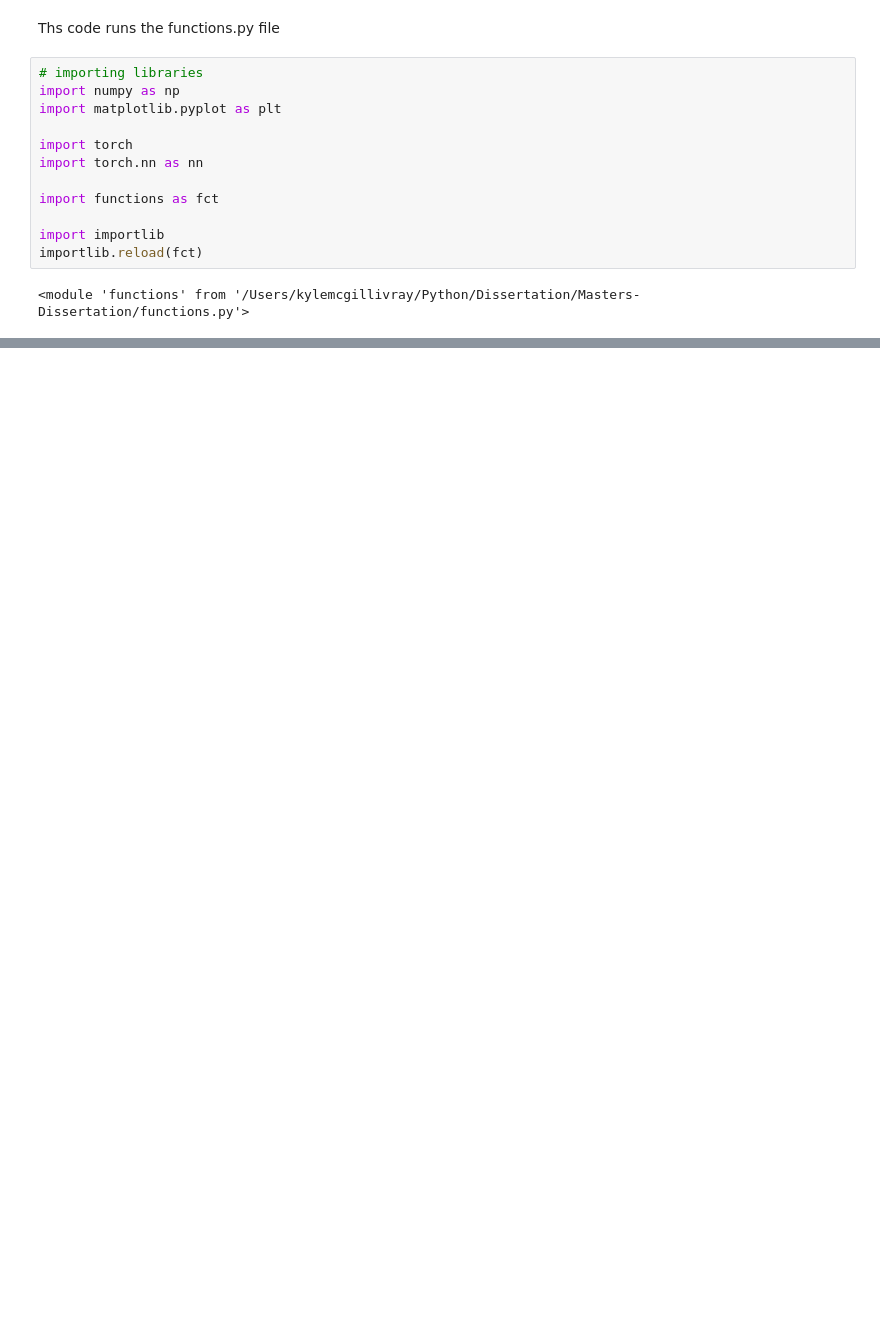
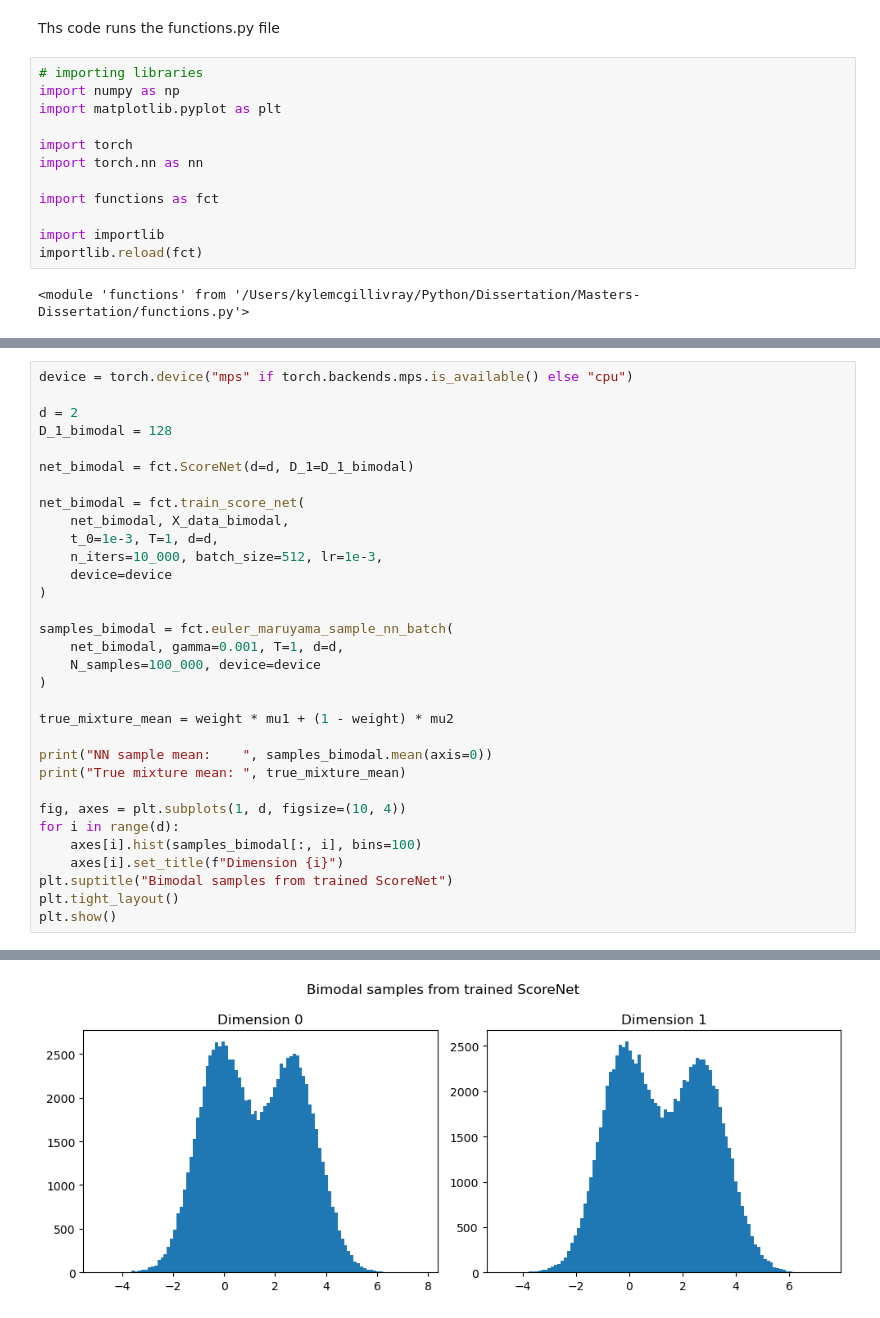
Before and after one commit to kylemcgillivray/Masters-Dissertation, a Jupyter notebook: sampler.ipynb, the cells around one changed output, grey strips where cells are left out. Drawn from its saved outputs; the diff is of its cells as text; blank space fills up the shorter version.

```diff
--- a/sampler.ipynb
+++ b/sampler.ipynb
@@ -135,0 +135,33 @@ plt.show()
+# %%
+device = torch.device("mps" if torch.backends.mps.is_available() else "cpu")
+
+d = 2
+D_1_bimodal = 128
+
+net_bimodal = fct.ScoreNet(d=d, D_1=D_1_bimodal)
+
+net_bimodal = fct.train_score_net(
+    net_bimodal, X_data_bimodal,
+    t_0=1e-3, T=1, d=d,
+    n_iters=10_000, batch_size=512, lr=1e-3,
+    device=device
+)
+
+samples_bimodal = fct.euler_maruyama_sample_nn_batch(
+    net_bimodal, gamma=0.001, T=1, d=d,
+    N_samples=100_000, device=device
+)
+
+true_mixture_mean = weight * mu1 + (1 - weight) * mu2
+
+print("NN sample mean:    ", samples_bimodal.mean(axis=0))
+print("True mixture mean: ", true_mixture_mean)
+
+fig, axes = plt.subplots(1, d, figsize=(10, 4))
+for i in range(d):
+    axes[i].hist(samples_bimodal[:, i], bins=100)
+    axes[i].set_title(f"Dimension {i}")
+plt.suptitle("Bimodal samples from trained ScoreNet")
+plt.tight_layout()
+plt.show()
+# %% [output]
@@ -135,0 +185 @@ plt.show()
+[figure, added]
```
Also changed, not shown: parts of 6 cells of this notebook.
